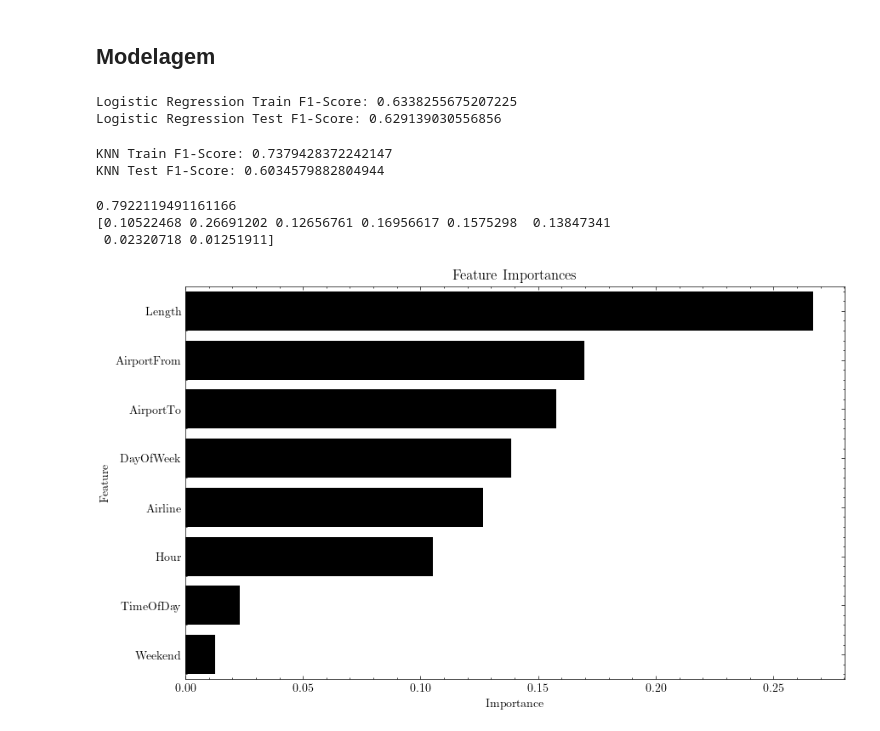
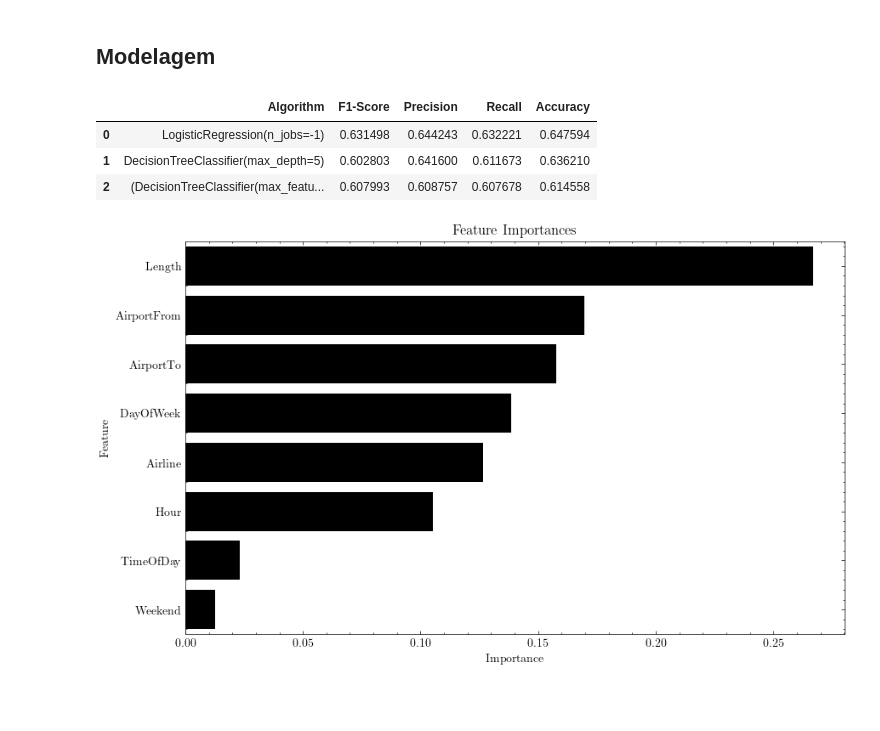
Before and after one commit to matheuscamposmt/airlines-delay, a Jupyter notebook: airlines_delay_notebook.ipynb, the cells around one changed output. Cells and saved outputs as stored; diff of their text form; code cells hidden in the pictures; blank space fills up the shorter version.

Commit message:
model train and results

```diff
--- a/airlines_delay_notebook.ipynb
+++ b/airlines_delay_notebook.ipynb
@@ -338,64 +441,6 @@ X_train = feature_engineering_preprocessing(X_train)
 numeric_features = ['Hour', 'Length']
 categorical_features = ['Airline', 'AirportFrom', 'AirportTo', 'DayOfWeek', 'TimeOfDay', 'Weekend']
 
-# preprocessor for decision tree and random forest
-preprocessor = ColumnTransformer(
-    transformers=[
-        ('num', 'passthrough', numeric_features),
-        ('cat', OrdinalEncoder(handle_unknown='use_encoded_value', unknown_value=-1), categorical_features)
-    ], remainder='drop')
-
-# preprocessor for logreg
-preprocessor_logreg = ColumnTransformer(
-    transformers=[
-        ('num', StandardScaler(), numeric_features),
-        ('cat', OneHotEncoder(handle_unknown='ignore'), categorical_features)
-    ], remainder='drop')
+results_df = model_selection_workflow(X_train, y_train, X_test, y_test, numeric_features, categorical_features,
+                                      algorithms=[LogisticRegression(n_jobs=-1), DecisionTreeClassifier(max_depth=5),
+                                                  RandomForestClassifier(n_jobs=-1)])
-# %%
-X_train_transformed = preprocessor_logreg.fit_transform(X_train)
-
-log_reg = LogisticRegression(random_state=42, max_iter=1000)
-log_reg.fit(X_train_transformed, y_train)
-
-print(f'Logistic Regression Train F1-Score: {f1_score(y_train, log_reg.predict(X_train_transformed), average="macro")}')
-print(f'Logistic Regression Test F1-Score: {f1_score(y_test, log_reg.predict(preprocessor_logreg.transform(X_test)), average="macro")}')
-# %% [output]
-Logistic Regression Train F1-Score: 0.6338255675207225
-Logistic Regression Test F1-Score: 0.629139030556856
-# %%
-preprocessor_knn = ColumnTransformer(
-    transformers=[
-        ('num', StandardScaler(), ['Hour', 'Length']),
-        ('cat', OneHotEncoder(handle_unknown='ignore'), ['Airline', 'DayOfWeek', 'TimeOfDay', 'Weekend'])
-    ], remainder='drop')
-
-X_train_transformed = preprocessor.fit_transform(X_train)
-scaler = StandardScaler()
-X_train_transformed = scaler.fit_transform(X_train_transformed)
-
-knn = KNeighborsClassifier(n_neighbors=5, n_jobs=-1)
-knn.fit(X_train_transformed, y_train)
-
-print(f'KNN Train F1-Score: {f1_score(y_train, knn.predict(X_train_transformed), average="macro")}')
-print(f'KNN Test F1-Score: {f1_score(y_test, knn.predict(scaler.transform(preprocessor.transform(X_test))), average="macro")}')
-# %% [output]
-KNN Train F1-Score: 0.7379428372242147
-KNN Test F1-Score: 0.6034579882804944
-# %%
-X_train_transformed = preprocessor.fit_transform(X_train)
-
-rf_clf = RandomForestClassifier(n_estimators=100, random_state=32, n_jobs=-1)
-rf_clf.fit(X_train_transformed, y_train)
-
-print(f'Random Forest Train F1-Score', f1_score(y_train, rf_clf.predict(X_train_transformed)))
-print(f'Random Forest Test F1-Score', f1_score(y_test, rf_clf.predict(preprocessor.transform(X_test))))
-
-dt_clf = DecisionTreeClassifier(max_depth=10, random_state=32)
-dt_clf.fit(X_train_transformed, y_train)
-
-print(f'Decision Tree Train F1-Score', f1_score(y_train, dt_clf.predict(X_train_transformed)))
-print(f'Decision Tree Test F1-Score', f1_score(y_test, dt_clf.predict(preprocessor.transform(X_test))))
-# %% [output]
-0.7922119491161166
-[0.10522468 0.26691202 0.12656761 0.16956617 0.1575298  0.13847341
- 0.02320718 0.01251911]
@@ -406,0 +447,7 @@ pd.concat([results, results_tree_based], axis=0)
+# %%
+results_df
+# %% [output]
+|  | Algorithm | F1-Score | Precision | Recall | Accuracy |
+| 0 | LogisticRegression(n_jobs=-1) | 0.631498 | 0.644243 | 0.632221 | 0.647594 |
+| 1 | DecisionTreeClassifier(max_depth=5) | 0.602803 | 0.641600 | 0.611673 | 0.636210 |
+| 2 | (DecisionTreeClassifier(max_featu... | 0.607993 | 0.608757 | 0.607678 | 0.614558 |
```
Also changed, not shown: parts of 10 cells of this notebook.
